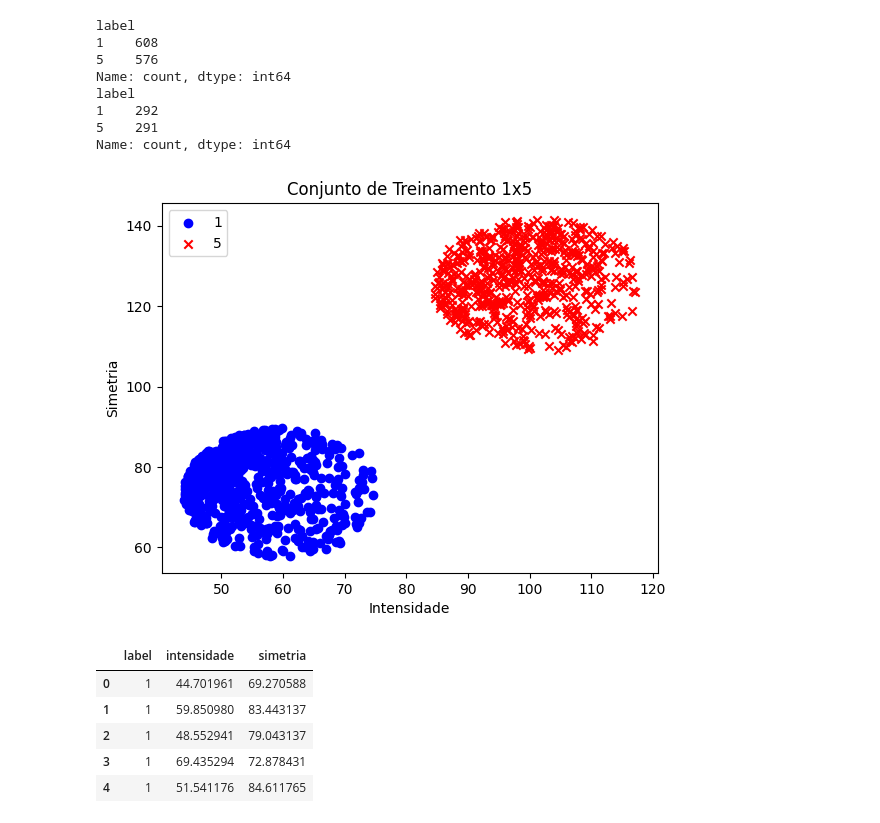
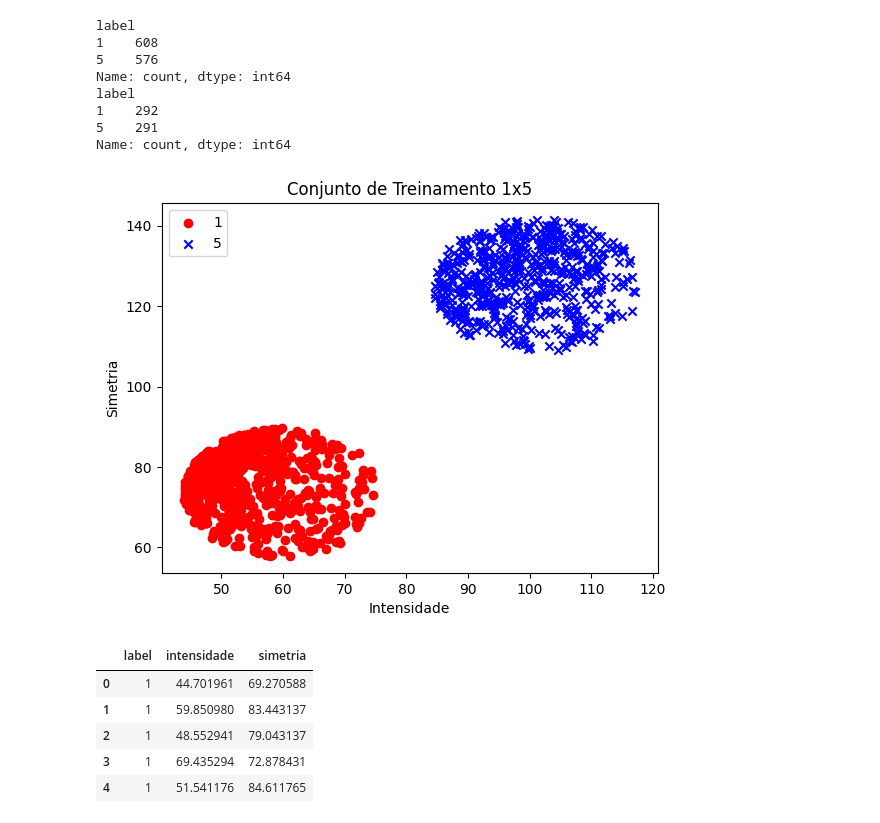
Before and after one commit to mariabandeira/Reconhecimento-de-Digitos, a Jupyter notebook: MiniProjeto_ML.ipynb, the cells around one changed output. Saved outputs shown, nothing was run; the diff lists cells and outputs as text; code cells hidden in the pictures.

```diff
--- a/MiniProjeto_ML.ipynb
+++ b/MiniProjeto_ML.ipynb
@@ -190,21 +177,21 @@ Name: count, dtype: int64
 # %%
 plt.scatter(train1x5[train1x5['label'] == 1]['intensidade'],
             train1x5[train1x5['label'] == 1]['simetria'],
-            c='blue', marker='o', label='1')  # Círculos azuis para a categoria 1
+            c='red', marker='o', label='1')  # Círculos azuis para a categoria 1
 
 plt.scatter(train1x5[train1x5['label'] == 5]['intensidade'],
             train1x5[train1x5['label'] == 5]['simetria'],
-            c='red', marker='x', label='5')  # Triângulos vermelhos para a categoria 5
+            c='blue', marker='x', label='5')  # Triângulos vermelhos para a categoria 5
 
 plt.title('Conjunto de Treinamento 1x5')
 plt.xlabel('Intensidade')
 plt.ylabel('Simetria')
 
 plt.legend()
 
 plt.show()
 # %% [output]
-[figure, old version]
+[figure, new version]
 # %%
 train1x5.reset_index(drop=True, inplace=True)
 train1x5.head()
```
Also changed, not shown: parts of 20 cells of this notebook.
